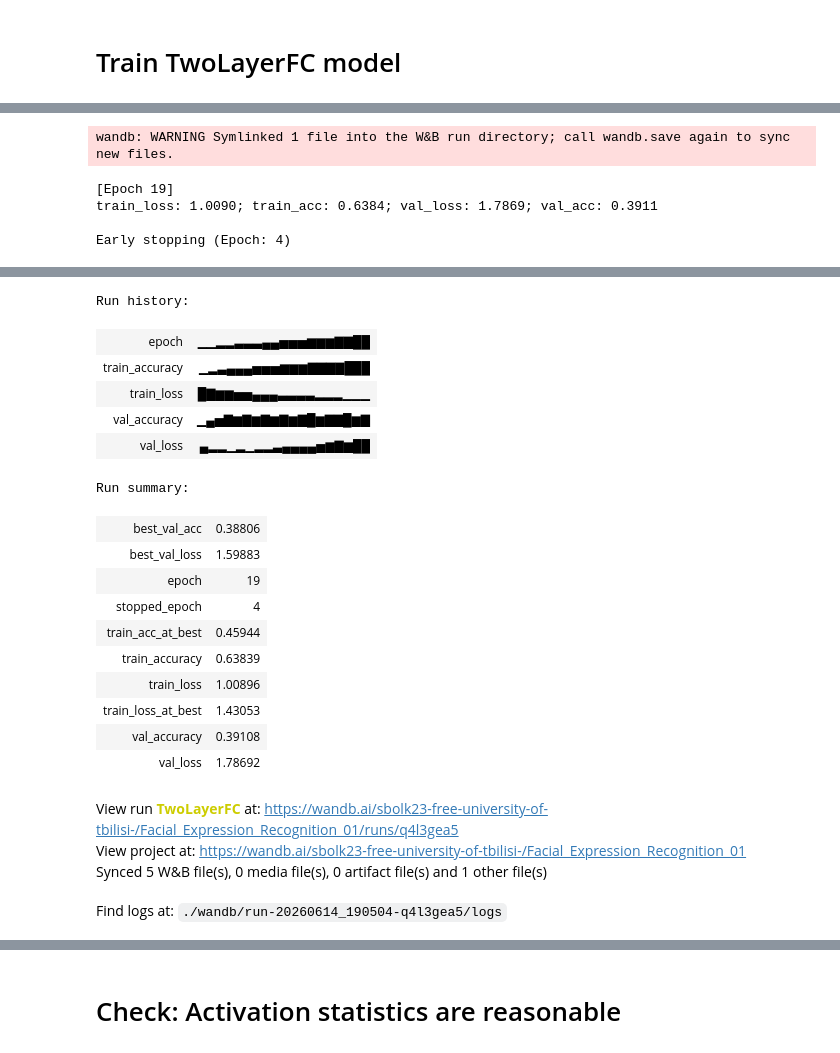
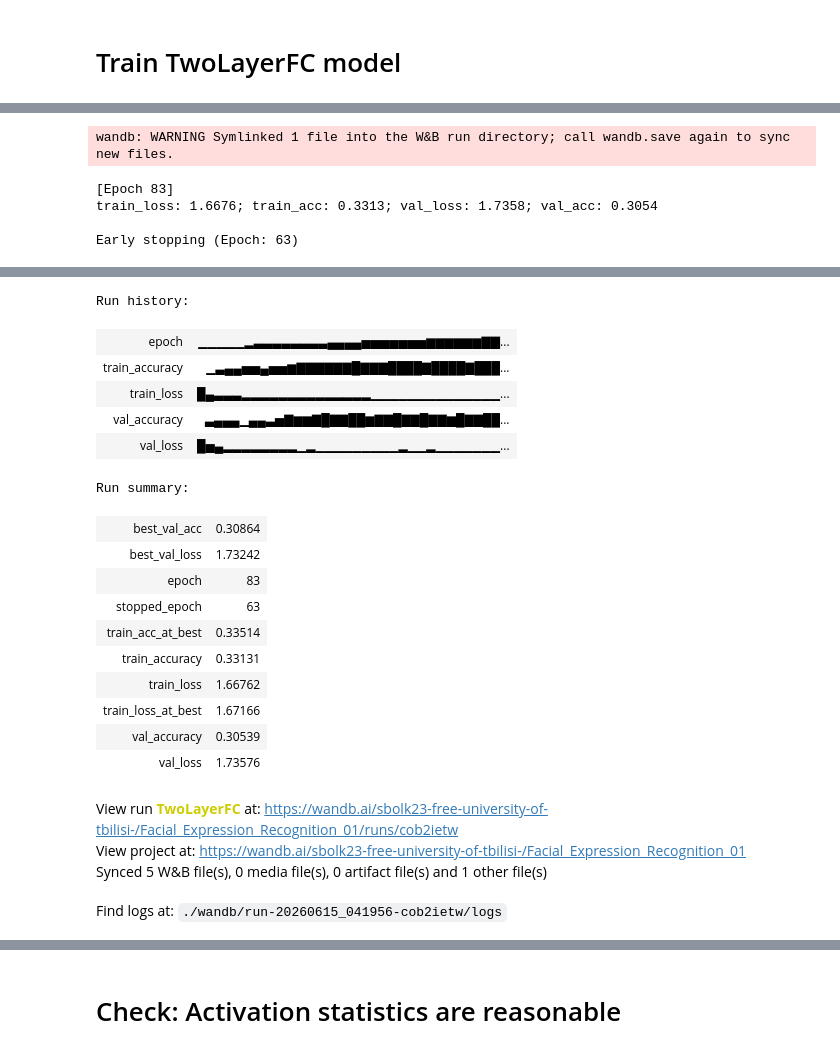
Before and after one commit to SandroBolkvadze/Facial-Expression-Recognition-Kaggle-Competition, a Jupyter notebook: facial-expression-recognition-01.ipynb, the cells around one changed output, grey strips where cells are left out. Cells and saved outputs as stored; diff of their text form; code cells hidden in the pictures.

```diff
--- a/facial-expression-recognition-01.ipynb
+++ b/facial-expression-recognition-01.ipynb
@@ -334,20 +329,26 @@ def train(loader_train, loader_val, model, criterion, optimizer, epochs=10, earl
 # Two Layer FC
 # %%
 class TwoLayerFC(nn.Module):
-  def __init__(self, input_size, hidden_size, output_size):
+  def __init__(self, input_size, hidden_size, output_size, config={}):
     super().__init__()
+
+    config = config | {}
 
     # Initialize Layers
     self.fc1 = nn.Linear(input_size, hidden_size)
     self.fc2 = nn.Linear(hidden_size, output_size)
-    self.activation = nn.ReLU()
+    self.act = config.get('act', nn.ReLU())
     self.flatten = nn.Flatten()
 
     # Initialize weights & biases
+    fc1_init = config.get('fc1_init', nn.init.kaiming_normal_)
+    fc2_init = config.get('fc2_init', nn.init.xavier_normal_)
+
+
     nn.init.kaiming_normal_(self.fc1.weight, nonlinearity='relu')
+    nn.init.xavier_normal_(self.fc2.weight)
+
     nn.init.zeros_(self.fc1.bias)
-
-    nn.init.xavier_normal_(self.fc2.weight)
     nn.init.zeros_(self.fc2.bias)
 
   def forward(self, x):
@@ -355,7 +356,7 @@ class TwoLayerFC(nn.Module):
     x = self.flatten(x)
 
     # Apply Linear -> ReLU
-    x = self.activation(self.fc1(x))
+    x = self.act(self.fc1(x))
 
     # Apply Linear
     x = self.fc2(x)
@@ -415,22 +416,26 @@ train_loss: 0.1047; train_acc: 1.0000; val_loss: 0.0862; val_acc: 1.0000
 # Train TwoLayerFC model
 # %%
 config={
-    'epochs': 250,
+    'epochs': 100,
     'learning_rate': 1e-3,
     'batch_size': 64,
     'architecture': 'TwoLayerFC',
     'input_size': 48*48,
-    'hidden_size': 64,
+    'hidden_size': 1,
     'output_size': 7,
     'optimizer': 'Adam',
+    'weight_decay': 0,
     'loss_function': 'CrossEntropyLoss',
-    'patience': 15,
+    'early_stop': True,
+    'patience': 20,
     'min_delta': 0,
 }
 
+name = f'TwoLayerFC__hs_{config["hidden_size"]}__lr_{config["learning_rate"]}__optim_{config["optimizer"]}__wd_{config["weight_decay"]}__early_stop_{config['early_stop']}'
+
 run = wandb.init(
     project='Facial_Expression_Recognition_01',
-    name="TwoLayerFC",
+    name=name,
     config=config
 )
 # %% [output]
@@ -448,9 +455,9 @@ val_loader   = DataLoader(val_dataset,    batch_size=config['batch_size'], shuff
 # Create model, criterion, optimizer
 model     = TwoLayerFC(config['input_size'], config['hidden_size'], config['output_size']).to(device)
 criterion = nn.CrossEntropyLoss()
-optimizer = Adam(model.parameters(), lr=config['learning_rate'])
+optimizer = Adam(model.parameters(), lr=config['learning_rate'], weight_decay=config['weight_decay'])
 
-early_stopper = EarlyStopper(patience=config['patience'], min_delta=config['min_delta'])
+early_stopper = EarlyStopper(patience=config['patience'], min_delta=config['min_delta']) if config['early_stop'] else None
 
 # Init wandb
 wandb.watch(model, log='all')
@@ -459,8 +466,8 @@ wandb.watch(model, log='all')
 history = train(train_loader, val_loader, model, criterion, optimizer, epochs=config['epochs'], early_stopper=early_stopper, use_wandb=True)
 
 # Save model
-torch.save(model.state_dict(), 'Facial_Expression_Recognition_01_TwoLayerFC.pth')
-wandb.save('Facial_Expression_Recognition_01_TwoLayerFC.pth')
+torch.save(model.state_dict(), f'Facial_Expression_Recognition_01_TwoLayerFC_{wandb.run.id}.pth')
+wandb.save(f'Facial_Expression_Recognition_01_TwoLayerFC_{wandb.run.id}.pth')
 
 # Finish wandb
 wandb.finish()
@@ -485,30 +492,30 @@ train_loss: 1.0344; train_acc: 0.6255; val_loss: 1.7780; val_acc: 0.3876
 wandb: WARNING Symlinked 1 file into the W&B run directory; call wandb.save again to sync new files.
-[Epoch 19]
-train_loss: 1.0090; train_acc: 0.6384; val_loss: 1.7869; val_acc: 0.3911
+[Epoch 83]
+train_loss: 1.6676; train_acc: 0.3313; val_loss: 1.7358; val_acc: 0.3054
 
-Early stopping (Epoch: 4)
+Early stopping (Epoch: 63)
 [interactive output not drawn]
 Run history:
-| epoch | ▁▁▂▂▃▃▃▄▄▅▅▅▆▆▆▇▇██ |
-| train_accuracy | ▁▂▃▄▄▄▅▅▅▆▆▆▇▇▇▇███ |
-| train_loss | █▇▆▆▅▅▄▄▄▃▃▃▃▂▂▂▁▁▁ |
-| val_accuracy | ▁▄▅▇▆▇▆▇▆▇▆▇█▆▇▇█▆▇ |
-| val_loss | ▄▂▂▁▂▁▂▂▃▄▄▄▄▅▆▇▆██ |
+| epoch | ▁▁▁▁▁▂▃▃▃▃▃▃▃▃▄▄▄▄▅▅▅▅▅▅▅▆▆▆▆▆▆▇▇... |
+| train_accuracy | ▁▃▄▄▅▅▄▅▅▆▇▇▇▇▇▇█▇▇▇████▇████▇███... |
+| train_loss | █▄▃▃▃▂▂▂▂▂▂▂▂▂▂▂▂▂▂▁▁▁▁▁▁▁▁▁▁▁▁▁▁... |
+| val_accuracy | ▃▄▄▄▁▄▄▃▅▇▆▆▇█▇▇██▆▇▇█▇▇█▇▇▆█▇▇██... |
+| val_loss | █▅▄▂▂▂▂▂▂▂▂▁▂▁▁▁▁▁▁▁▁▁▂▁▁▂▁▁▁▁▁▁▁... |
 Run summary:
-| best_val_acc | 0.38806 |
-| best_val_loss | 1.59883 |
-| epoch | 19 |
-| stopped_epoch | 4 |
-| train_acc_at_best | 0.45944 |
-| train_accuracy | 0.63839 |
-| train_loss | 1.00896 |
-| train_loss_at_best | 1.43053 |
-| val_accuracy | 0.39108 |
-| val_loss | 1.78692 |
+| best_val_acc | 0.30864 |
+| best_val_loss | 1.73242 |
+| epoch | 83 |
+| stopped_epoch | 63 |
+| train_acc_at_best | 0.33514 |
+| train_accuracy | 0.33131 |
+| train_loss | 1.66762 |
+| train_loss_at_best | 1.67166 |
+| val_accuracy | 0.30539 |
+| val_loss | 1.73576 |
-View run TwoLayerFC at: https://wandb.ai/sbolk23-free-university-of-tbilisi-/Facial_Expression_Recognition_01/runs/q4l3gea5
+View run TwoLayerFC at: https://wandb.ai/sbolk23-free-university-of-tbilisi-/Facial_Expression_Recognition_01/runs/cob2ietw
 View project at: https://wandb.ai/sbolk23-free-university-of-tbilisi-/Facial_Expression_Recognition_01
 Synced 5 W&B file(s), 0 media file(s), 0 artifact file(s) and 1 other file(s)
-Find logs at: ./wandb/run-20260614_190504-q4l3gea5/logs
+Find logs at: ./wandb/run-20260615_041956-cob2ietw/logs
 # %%
 def plot_history(train_loss, train_acc, val_loss, val_acc):
     epochs = range(1, len(train_loss) + 1)
```
Also changed, not shown: parts of 19 cells of this notebook.
